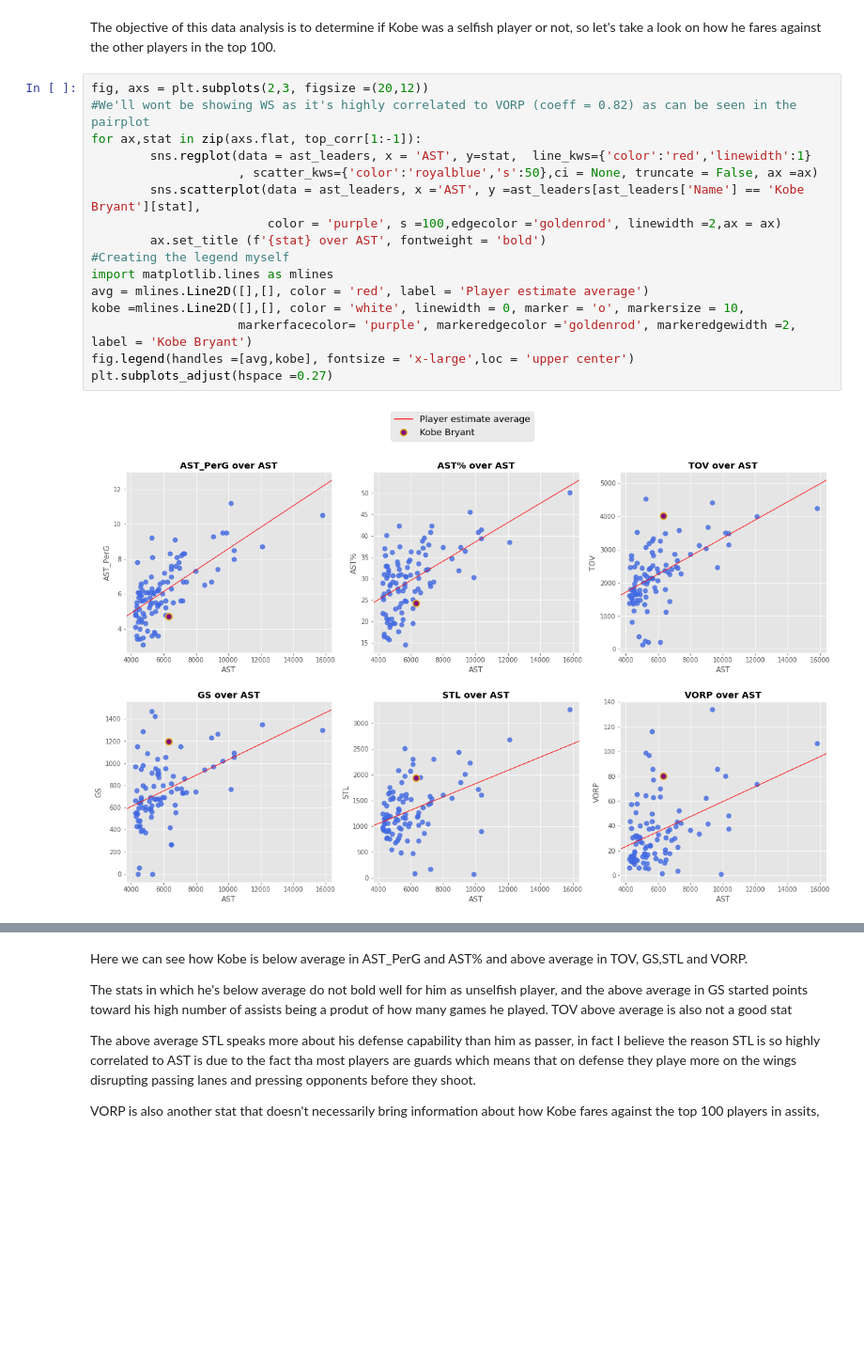
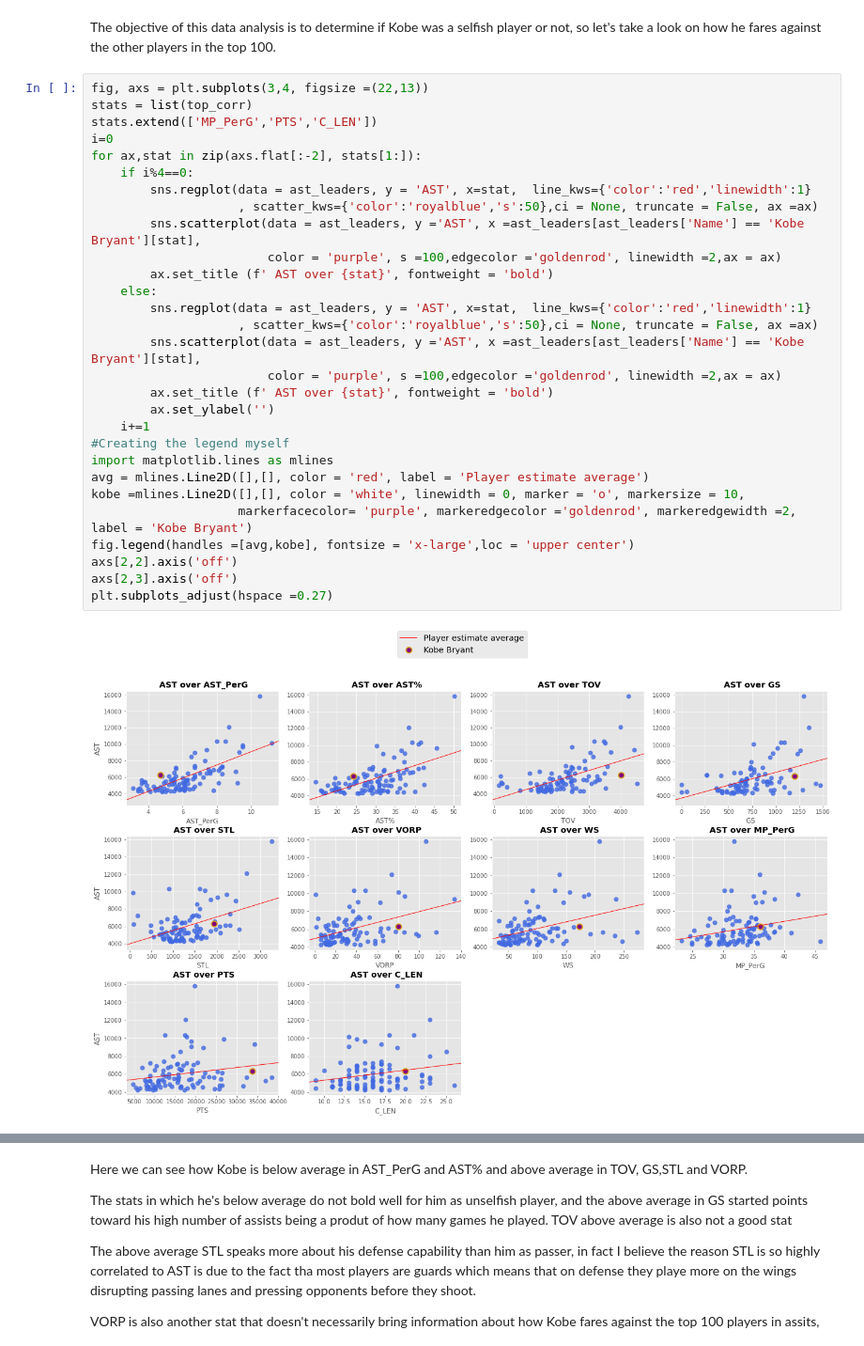
Before and after one commit to GuilhermeGAraujo/Was_Kobe_Bryant_a_Ballhog, a Jupyter notebook: EDA_and_model.ipynb, the cells around one changed output, grey strips where cells are left out. Shown at 94% size. Cells and saved outputs as stored; diff of their text form; blank space fills up the shorter version.

Commit message:
Changed and added some plots

```diff
--- a/EDA_and_model.ipynb
+++ b/EDA_and_model.ipynb
@@ -148,20 +149,33 @@ Text(0.5, 1.02, 'Pairplot of the 7 highest correlated features with AST ')
 # %% [markdown]
 The objective of this data analysis is to determine if Kobe was a selfish player or not, so let's take a look on how he fares against the other players in the top 100.
 # %%
-fig, axs = plt.subplots(2,3, figsize =(20,12))
-#We'll wont be showing WS as it's highly correlated to VORP (coeff = 0.82) as can be seen in the pairplot
-for ax,stat in zip(axs.flat, top_corr[1:-1]):
-        sns.regplot(data = ast_leaders, x = 'AST', y=stat,  line_kws={'color':'red','linewidth':1}
+fig, axs = plt.subplots(3,4, figsize =(22,13))
+stats = list(top_corr)
+stats.extend(['MP_PerG','PTS','C_LEN'])
+i=0
+for ax,stat in zip(axs.flat[:-2], stats[1:]):
+    if i%4==0:
+        sns.regplot(data = ast_leaders, y = 'AST', x=stat,  line_kws={'color':'red','linewidth':1}
                     , scatter_kws={'color':'royalblue','s':50},ci = None, truncate = False, ax =ax)
-        sns.scatterplot(data = ast_leaders, x ='AST', y =ast_leaders[ast_leaders['Name'] == 'Kobe Bryant'][stat],
+        sns.scatterplot(data = ast_leaders, y ='AST', x =ast_leaders[ast_leaders['Name'] == 'Kobe Bryant'][stat],
                         color = 'purple', s =100,edgecolor ='goldenrod', linewidth =2,ax = ax)
-        ax.set_title (f'{stat} over AST', fontweight = 'bold')
+        ax.set_title (f' AST over {stat}', fontweight = 'bold')
+    else:
+        sns.regplot(data = ast_leaders, y = 'AST', x=stat,  line_kws={'color':'red','linewidth':1}
+                    , scatter_kws={'color':'royalblue','s':50},ci = None, truncate = False, ax =ax)
+        sns.scatterplot(data = ast_leaders, y ='AST', x =ast_leaders[ast_leaders['Name'] == 'Kobe Bryant'][stat],
+                        color = 'purple', s =100,edgecolor ='goldenrod', linewidth =2,ax = ax)
+        ax.set_title (f' AST over {stat}', fontweight = 'bold')
+        ax.set_ylabel('')
+    i+=1
 #Creating the legend myself
 import matplotlib.lines as mlines
 avg = mlines.Line2D([],[], color = 'red', label = 'Player estimate average')
 kobe =mlines.Line2D([],[], color = 'white', linewidth = 0, marker = 'o', markersize = 10,
                     markerfacecolor= 'purple', markeredgecolor ='goldenrod', markeredgewidth =2,  label = 'Kobe Bryant')
 fig.legend(handles =[avg,kobe], fontsize = 'x-large',loc = 'upper center')
+axs[2,2].axis('off')
+axs[2,3].axis('off')
 plt.subplots_adjust(hspace =0.27)
 # %% [output]
-[figure, old version]
+[figure, new version]
```
Also changed, not shown: parts of 13 cells of this notebook.
